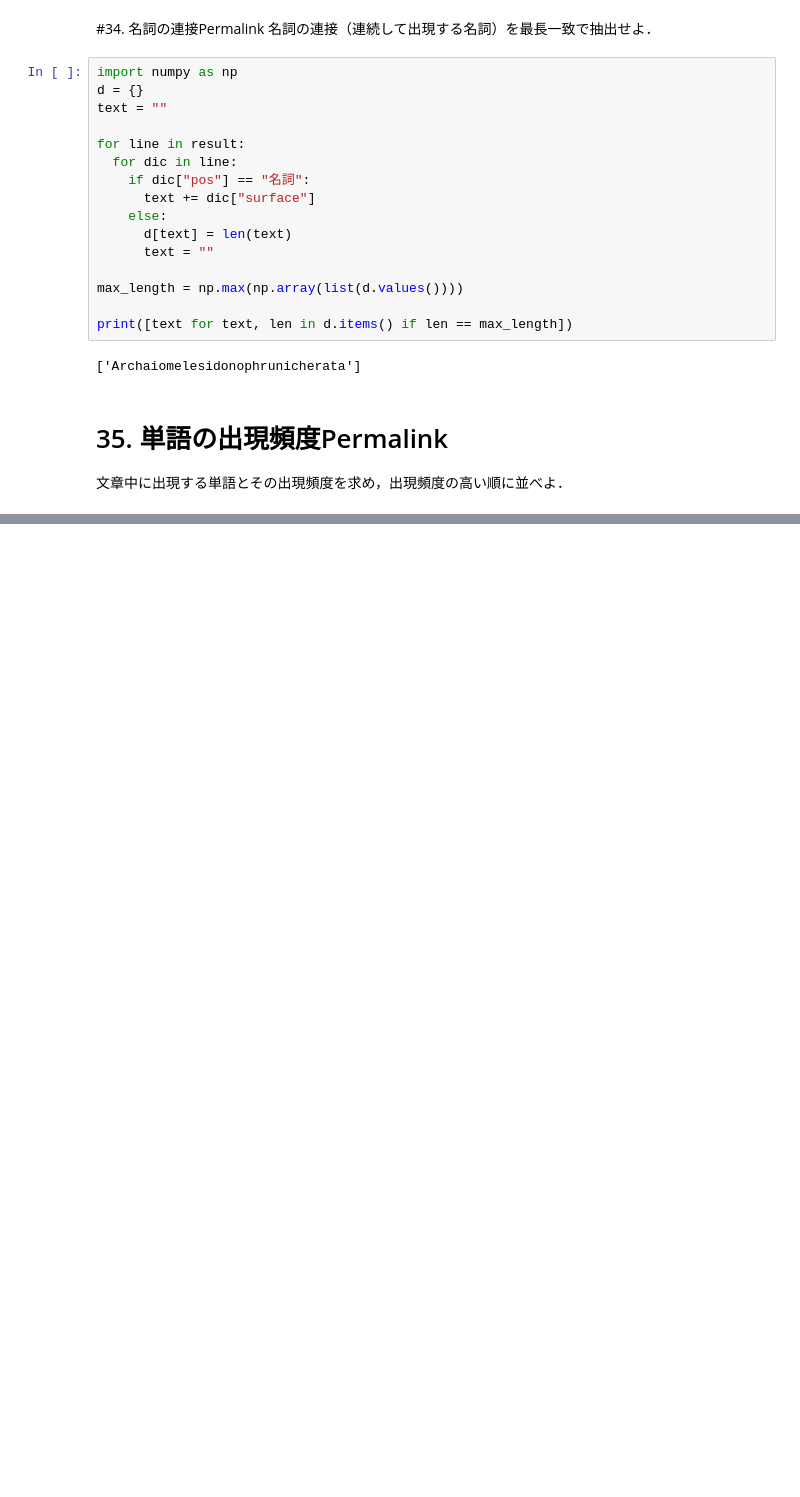
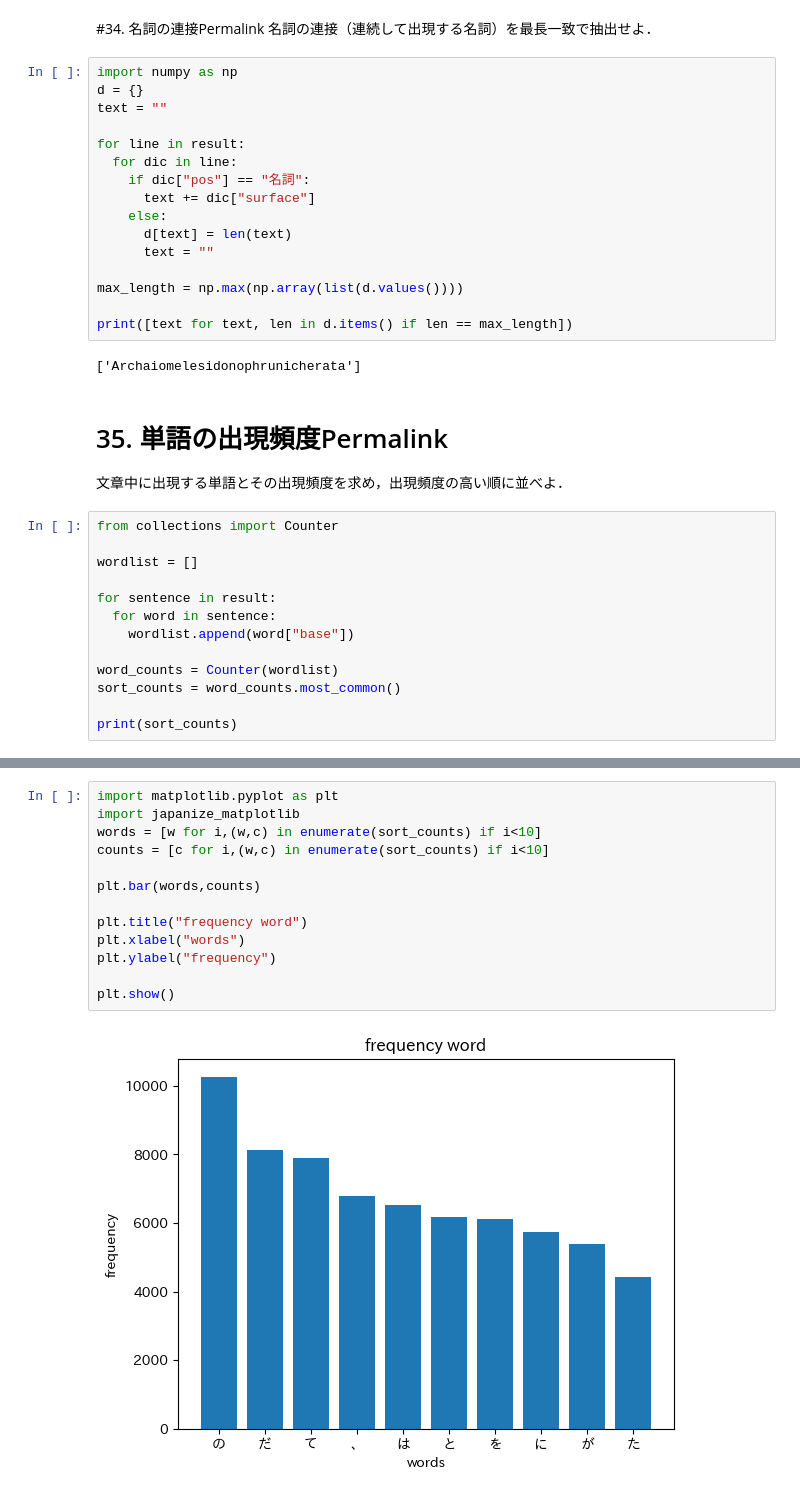
Before and after one commit to areldai03/nlp100knock, a Jupyter notebook: chap4.ipynb, the cells around one changed output, grey strips where cells are left out. Cells and saved outputs as stored; diff of their text form; blank space fills up the shorter version.

```diff
--- a/chap4.ipynb
+++ b/chap4.ipynb
@@ -141,3 +141,16 @@ print([text for text, len in d.items() if len == max_length])
 # %% [markdown]
 # 35. 単語の出現頻度Permalink
 文章中に出現する単語とその出現頻度を求め，出現頻度の高い順に並べよ．
+# %%
+from collections import Counter
+
+wordlist = []
+
+for sentence in result:
+  for word in sentence:
+    wordlist.append(word["base"])
+
+word_counts = Counter(wordlist)
+sort_counts = word_counts.most_common()
+
+print(sort_counts)
@@ -143,0 +182,15 @@ print([text for text, len in d.items() if len == max_length])
+# %%
+import matplotlib.pyplot as plt
+import japanize_matplotlib
+words = [w for i,(w,c) in enumerate(sort_counts) if i<10]
+counts = [c for i,(w,c) in enumerate(sort_counts) if i<10]
+
+plt.bar(words,counts)
+
+plt.title("frequency word")
+plt.xlabel("words")
+plt.ylabel("frequency")
+
+plt.show()
+# %% [output]
+[figure, added]
```
Also changed, not shown: parts of 10 cells of this notebook.
